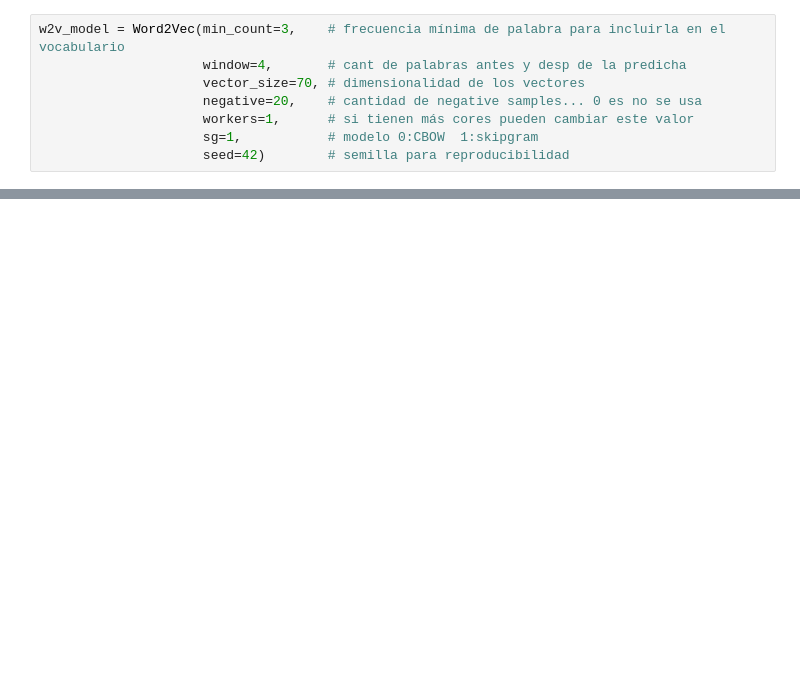
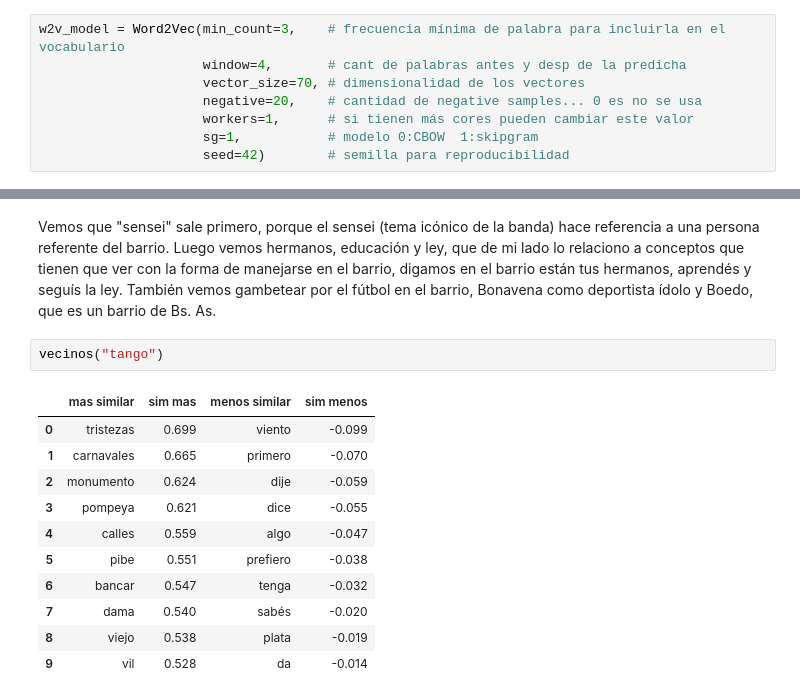
Before and after one commit to francomor/ceia-trabajos, a Jupyter notebook: procesamiento_lenguaje_natural/Desafio_2.ipynb, the cells around one changed output, grey strips where cells are left out. Saved outputs shown, nothing was run; the diff lists cells and outputs as text; blank space fills up the shorter version.

```diff
--- a/procesamiento_lenguaje_natural/Desafio_2.ipynb
+++ b/procesamiento_lenguaje_natural/Desafio_2.ipynb
@@ -532,0 +574,16 @@ Loss after epoch 99: 6883.875
+# %% [markdown]
+Vemos que "sensei" sale primero, porque el sensei (tema icónico de la banda) hace referencia a una persona referente del barrio. Luego vemos hermanos, educación y ley, que de mi lado lo relaciono a conceptos que tienen que ver con la forma de manejarse en el barrio, digamos en el barrio están tus hermanos, aprendés y seguís la ley. También vemos gambetear por el fútbol en el barrio, Bonavena como deportista ídolo y Boedo, que es un barrio de Bs. As.
+# %%
+vecinos("tango")
+# %% [output]
+|  | mas similar | sim mas | menos similar | sim menos |
+| 0 | tristezas | 0.699 | viento | -0.099 |
+| 1 | carnavales | 0.665 | primero | -0.070 |
+| 2 | monumento | 0.624 | dije | -0.059 |
+| 3 | pompeya | 0.621 | dice | -0.055 |
+| 4 | calles | 0.559 | algo | -0.047 |
+| 5 | pibe | 0.551 | prefiero | -0.038 |
+| 6 | bancar | 0.547 | tenga | -0.032 |
+| 7 | dama | 0.540 | sabés | -0.020 |
+| 8 | viejo | 0.538 | plata | -0.019 |
+| 9 | vil | 0.528 | da | -0.014 |
```
Also changed, not shown: parts of 21 cells of this notebook.
